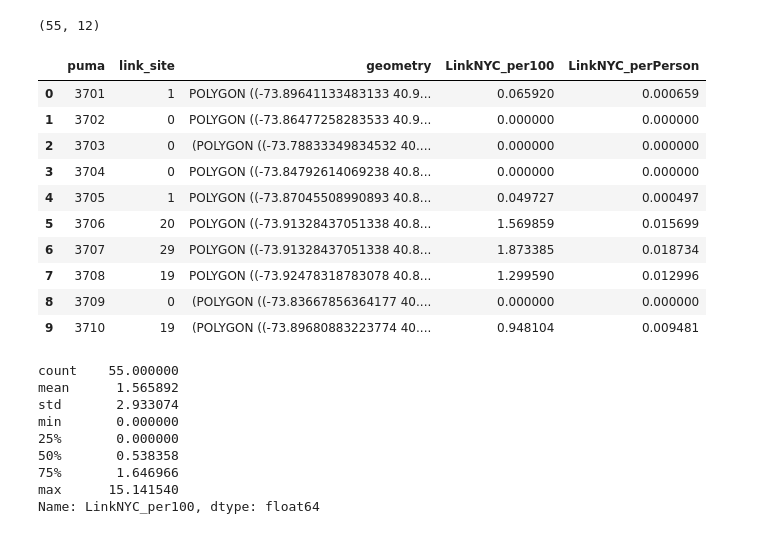
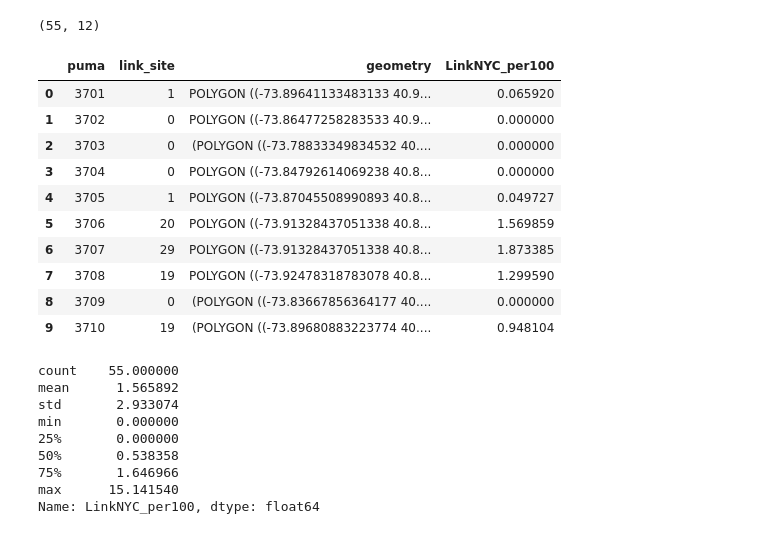
Before and after one commit to scheids1/PUI2017_rls672, a Jupyter notebook: HW9_rls672/HW9_rls672.ipynb, the cells around one changed output. Cells and saved outputs as stored; diff of their text form; code cells hidden in the pictures.

```diff
--- a/HW9_rls672/HW9_rls672.ipynb
+++ b/HW9_rls672/HW9_rls672.ipynb
@@ -330,7 +330,8 @@ cp.choroplethNYC(pumashp, column='pcBB', color="white", edgecolor="black", lw=1)
 # %% [markdown]
 ### 4. LinkNYC: assess whether the locations of the linkNYC stations are supplying internet where it is needed.
 # %%
-linkNYC = pd.read_csv("https://raw.githubusercontent.com/fedhere/PUI2017_fb55/master/HW9_fb55/linkNYClocations.csv")
+linkurl = "https://raw.githubusercontent.com/fedhere/PUI2017_fb55/master/HW9_fb55/linkNYClocations.csv"
+linkNYC = pd.read_csv(linkurl)
 linkNYC.head()
 # %% [output]
 |  | Unnamed: 0 | link_site | longitude | date_link_ | latitude |
@@ -525,7 +527,8 @@ pumashpPop.head()
 | 3 | 3704 | 47970.900868 | 1.062129e+08 | POLYGON ((-73.84792614069238 40.8... | 32269 | NYC-Bronx Community District 11--... | 36 | 3704 | ... |
 | 4 | 3705 | 68593.066759 | 1.224946e+08 | POLYGON ((-73.87045508990893 40.8... | 40757 | NYC-Bronx Community District 3 & ... | 36 | 3705 | ... |
 # %%
-linkNYCp100p = linkpp.merge(pumashpPop, right_on='puma', left_on='puma', how='outer')
+linkNYCp100p = linkpp.merge(pumashpPop, right_on='puma',
+                            left_on='puma', how='outer')
 linkNYCp100p.head()
 # %% [output]
 |  | puma | link_site | shape_leng | shape_area | geometry | B28002_004E | NAME | state | ... |
@@ -539,22 +542,21 @@ linkNYCp100p.shape
 # %% [output]
 (55, 12)
 # %%
-linkNYCp100p["LinkNYC_perPerson"] = (linkNYCp100p['link_site'] / linkNYCp100p['B00001_001E'])
 linkNYCp100p["LinkNYC_per100"] = (linkNYCp100p['link_site'] / linkNYCp100p['B00001_001E']) * 100
-linkNYCp100p = linkNYCp100p[['puma', 'link_site', 'geometry', 'LinkNYC_per100', 'LinkNYC_perPerson']]
+linkNYCp100p = linkNYCp100p[['puma', 'link_site', 'geometry', 'LinkNYC_per100']]
 linkNYCp100p.head(10)
 # %% [output]
-|  | puma | link_site | geometry | LinkNYC_per100 | LinkNYC_perPerson |
-| 0 | 3701 | 1 | POLYGON ((-73.89641133483133 40.9... | 0.065920 | 0.000659 |
-| 1 | 3702 | 0 | POLYGON ((-73.86477258283533 40.9... | 0.000000 | 0.000000 |
-| 2 | 3703 | 0 | (POLYGON ((-73.78833349834532 40.... | 0.000000 | 0.000000 |
-| 3 | 3704 | 0 | POLYGON ((-73.84792614069238 40.8... | 0.000000 | 0.000000 |
-| 4 | 3705 | 1 | POLYGON ((-73.87045508990893 40.8... | 0.049727 | 0.000497 |
-| 5 | 3706 | 20 | POLYGON ((-73.91328437051338 40.8... | 1.569859 | 0.015699 |
-| 6 | 3707 | 29 | POLYGON ((-73.91328437051338 40.8... | 1.873385 | 0.018734 |
-| 7 | 3708 | 19 | POLYGON ((-73.92478318783078 40.8... | 1.299590 | 0.012996 |
-| 8 | 3709 | 0 | (POLYGON ((-73.83667856364177 40.... | 0.000000 | 0.000000 |
-| 9 | 3710 | 19 | (POLYGON ((-73.89680883223774 40.... | 0.948104 | 0.009481 |
+|  | puma | link_site | geometry | LinkNYC_per100 |
+| 0 | 3701 | 1 | POLYGON ((-73.89641133483133 40.9... | 0.065920 |
+| 1 | 3702 | 0 | POLYGON ((-73.86477258283533 40.9... | 0.000000 |
+| 2 | 3703 | 0 | (POLYGON ((-73.78833349834532 40.... | 0.000000 |
+| 3 | 3704 | 0 | POLYGON ((-73.84792614069238 40.8... | 0.000000 |
+| 4 | 3705 | 1 | POLYGON ((-73.87045508990893 40.8... | 0.049727 |
+| 5 | 3706 | 20 | POLYGON ((-73.91328437051338 40.8... | 1.569859 |
+| 6 | 3707 | 29 | POLYGON ((-73.91328437051338 40.8... | 1.873385 |
+| 7 | 3708 | 19 | POLYGON ((-73.92478318783078 40.8... | 1.299590 |
+| 8 | 3709 | 0 | (POLYGON ((-73.83667856364177 40.... | 0.000000 |
+| 9 | 3710 | 19 | (POLYGON ((-73.89680883223774 40.... | 0.948104 |
 # %%
 linkNYCp100p['LinkNYC_per100'].describe()
 # %% [output]
```
Also changed, not shown: parts of 10 cells of this notebook.
